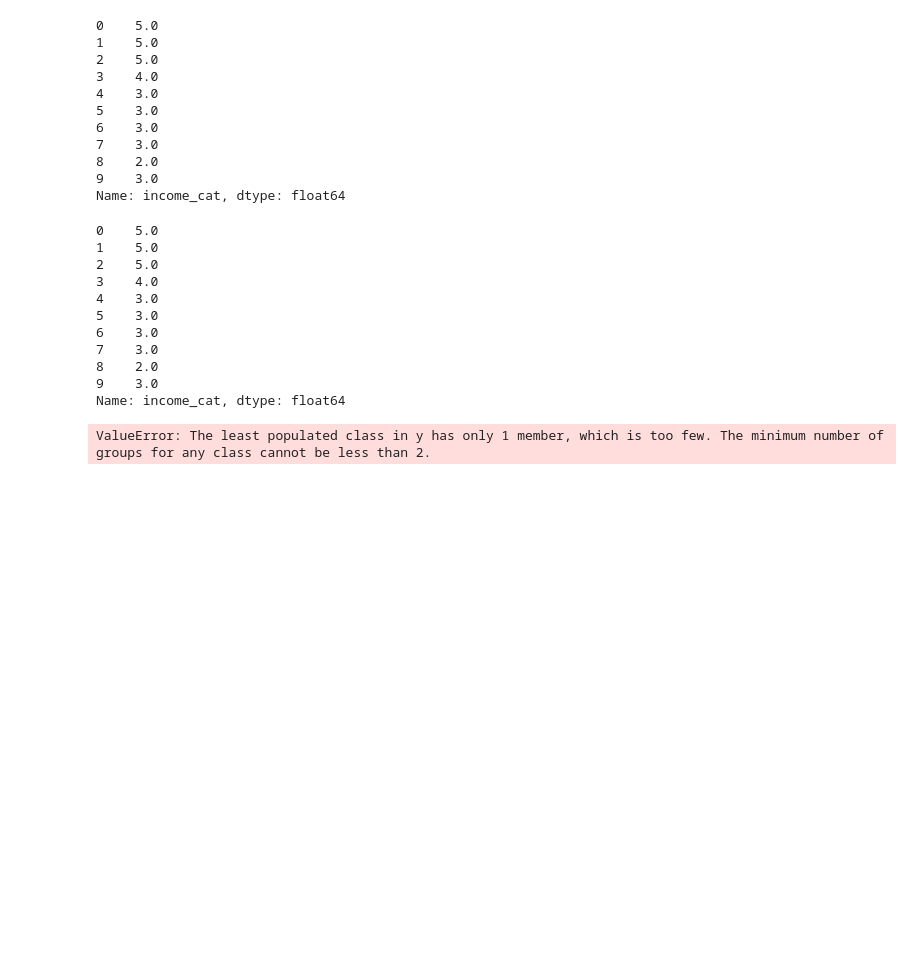
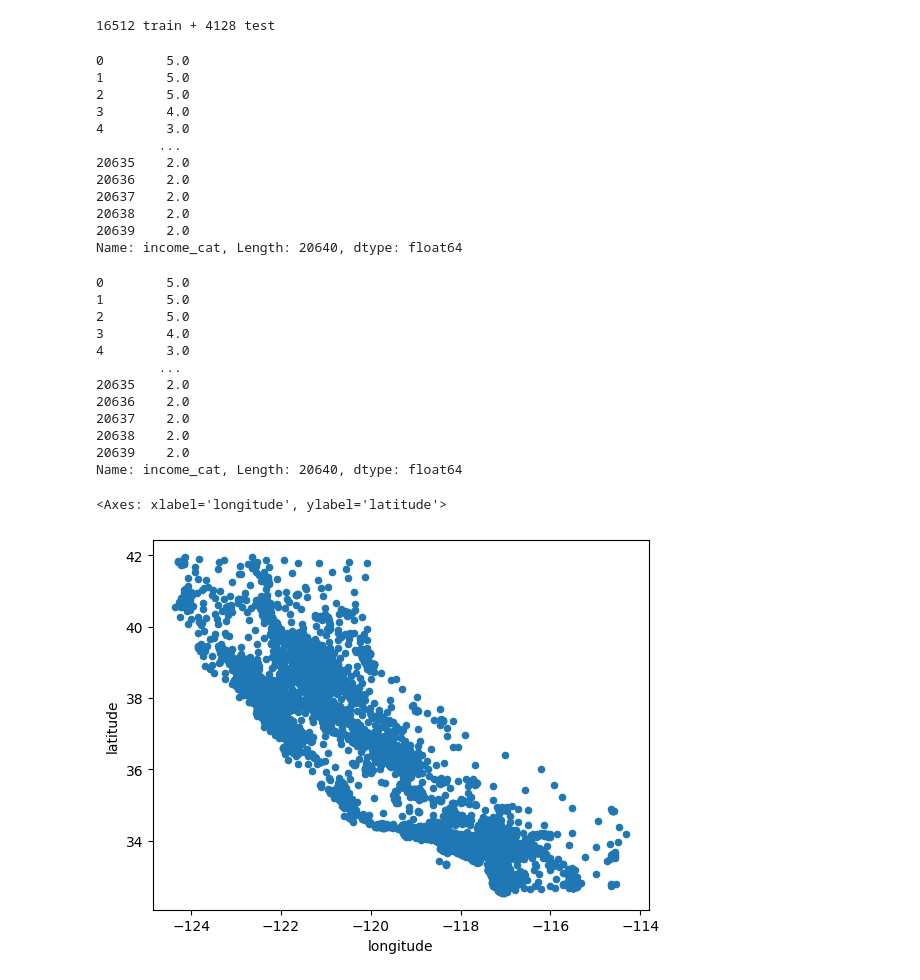
Before and after one commit to Francisco-Paulino-Arruda-Filho/AprendizadoMaquina2025.1, a Jupyter notebook: Capitulo2Livro/Teste.ipynb, the cells around one changed output. Drawn from its saved outputs; the diff is of its cells as text; code cells hidden in the pictures; blank space fills up the shorter version.

```diff
--- a/Capitulo2Livro/Teste.ipynb
+++ b/Capitulo2Livro/Teste.ipynb
@@ -95,12 +85,9 @@ print(len(train_set_id), "train ID-based +", len(test_set_id), "test ID-based")
+# %%
+train_set, test_set = train_test_split(housing, test_size=0.2, random_state=42)
+print(len(train_set), "train +", len(test_set), "test")
+# %% [output]
+16512 train + 4128 test
 # %%
-import hashlib
-import pandas as pd
-import numpy as np
-from sklearn.model_selection import train_test_split
-
-# Carrega o dataset
-housing = pd.read_csv("housing.csv")
-
 # Adiciona uma coluna de ID
 housing_with_id = housing.reset_index()
 housing_with_id["id"] = housing["longitude"] * 1000 + housing["latitude"]
@@ -113,55 +100,46 @@ housing["income_cat"] = np.ceil(housing["median_income"] / 1.5)
 housing["income_cat"] = housing["income_cat"].where(housing["income_cat"] < 5, 5.0)
 print(housing["income_cat"])
 # %% [output]
-0    5.0
-1    5.0
-2    5.0
-3    4.0
-4    3.0
-5    3.0
-6    3.0
-7    3.0
-8    2.0
-9    3.0
-Name: income_cat, dtype: float64
+0        5.0
+1        5.0
+2        5.0
+3        4.0
+4        3.0
+        ...
+20635    2.0
+20636    2.0
+20637    2.0
+20638    2.0
+20639    2.0
+Name: income_cat, Length: 20640, dtype: float64
 # %%
-import hashlib
-import pandas as pd
-import numpy as np
-from sklearn.model_selection import train_test_split
-
 # Carrega o dataset
 housing = pd.read_csv("housing.csv")
 
 # Adiciona uma coluna de ID
 housing_with_id = housing.reset_index()
 housing_with_id["id"] = housing["longitude"] * 1000 + housing["latitude"]
 
 # Split aleatório
 train_set, test_set = train_test_split(housing, test_size=0.2, random_state=42)
 
 # Cria a coluna de categoria de renda
 housing["income_cat"] = np.ceil(housing["median_income"] / 1.5)
 housing["income_cat"] = housing["income_cat"].where(housing["income_cat"] < 5, 5.0)
 print(housing["income_cat"])
-
-from sklearn.model_selection import StratifiedShuffleSplit
-split = StratifiedShuffleSplit(n_splits=1, test_size=0.2, random_state=42)
-for train_index, test_index in split.split(housing, housing["income_cat"]):
-    strat_train_set = housing.loc[train_index]
-    strat_test_set = housing.loc[test_index]
-
-strat_test_set["income_cat"].value_counts()
+housing.plot(kind="scatter", x="longitude", y="latitude")
 # %% [output]
-0    5.0
-1    5.0
-2    5.0
-3    4.0
-4    3.0
-5    3.0
-6    3.0
-7    3.0
-8    2.0
-9    3.0
-Name: income_cat, dtype: float64
+0        5.0
+1        5.0
+2        5.0
+3        4.0
+4        3.0
+        ...
+20635    2.0
+20636    2.0
+20637    2.0
+20638    2.0
+20639    2.0
+Name: income_cat, Length: 20640, dtype: float64
-ValueError: The least populated class in y has only 1 member, which is too few. The minimum number of groups for any class cannot be less than 2.
+<Axes: xlabel='longitude', ylabel='latitude'>
+[figure, added]
```
Also changed, not shown: parts of 47 cells of this notebook, 4 other files.
